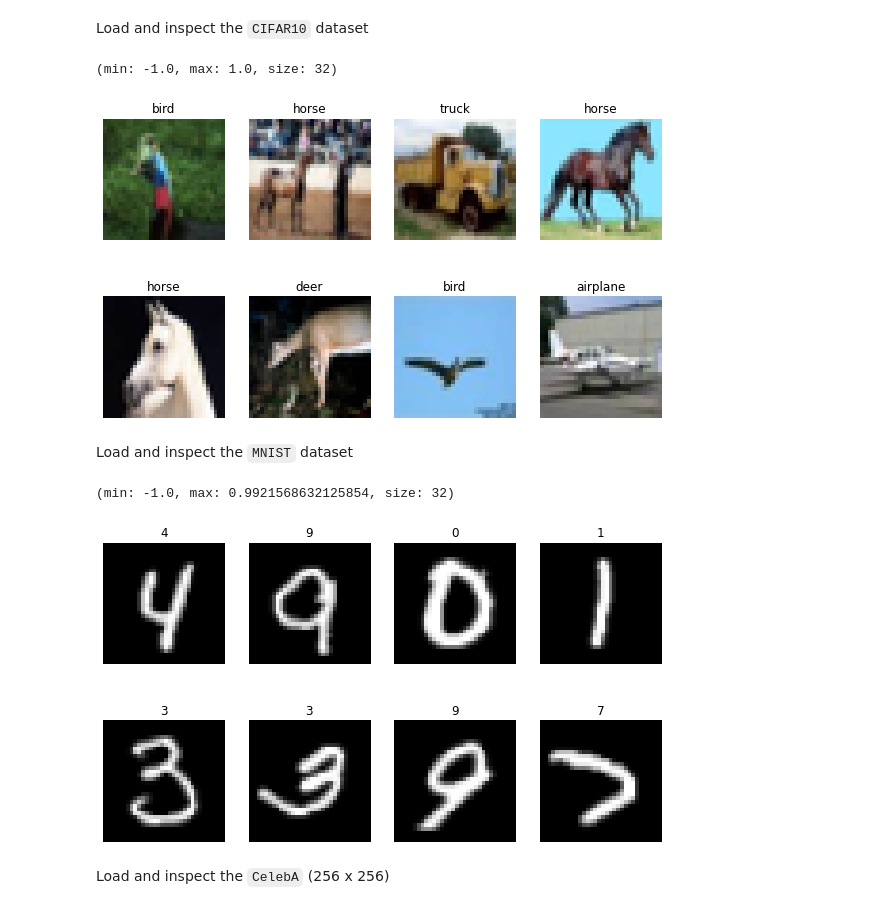
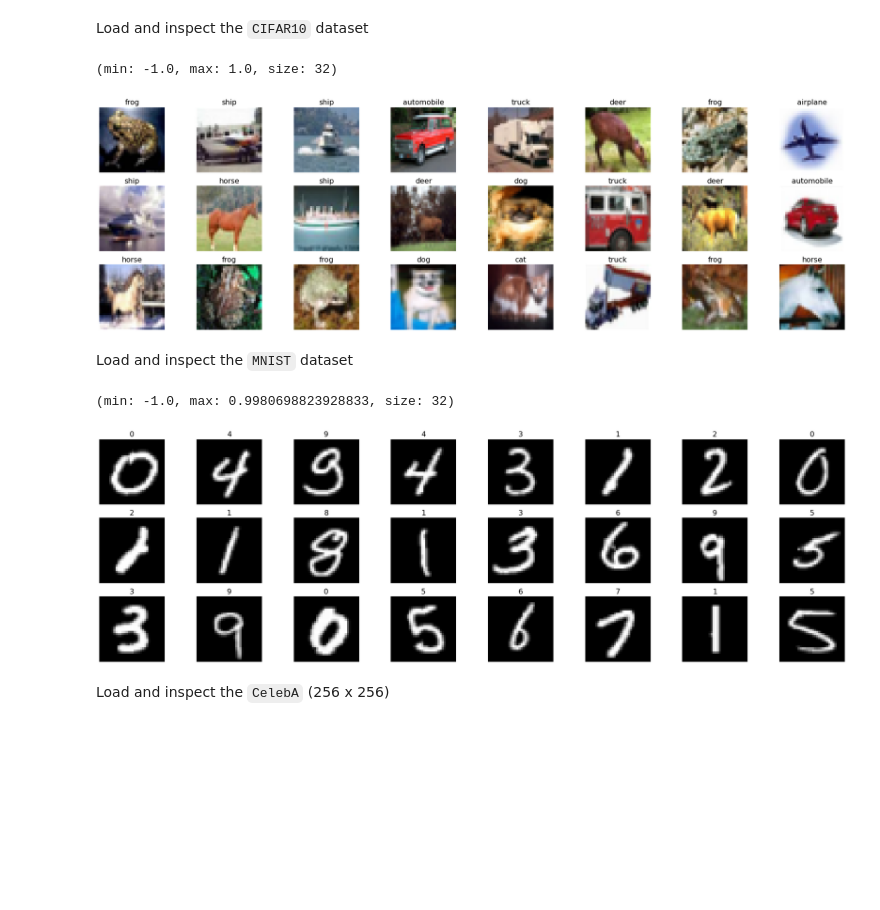
Before and after one commit to simonamtoft/downsampled-diffusion, a Jupyter notebook: notebooks/Explore Datasets.ipynb, the cells around one changed output. Cells and saved outputs as stored; diff of their text form; code cells hidden in the pictures; blank space fills up the shorter version.

Commit message:
update saving of result images

```diff
--- a/notebooks/Explore Datasets.ipynb
+++ b/notebooks/Explore Datasets.ipynb
@@ -29,3 +21,11 @@ device = 'cuda' if torch.cuda.is_available() else 'cpu'
+# %%
+# Initialize config dict
+config = {
+    'batch_size': 24,
+    'image_size': 32,
+    'model': 'ddpm'
+}
+device = 'cuda' if torch.cuda.is_available() else 'cpu'
 # %% [markdown]
 Download the datasets used in this project
 # %%
@@ -44,7 +33,7 @@ Finished downloading CIFAR10, CIFAR100, Omniglot & MNIST...
 # %% [markdown]
 Define a function to display a batch of images.
 # %%
-def display_image_batch(loader, label_map=None):
+def display_image_batch(loader, label_map=None, image_name=None):
     # Get a batch of images
     image_batch, y_batch = next(iter(loader))
 
@@ -61,27 +50,31 @@ def display_image_batch(loader, label_map=None):
         labels = y_batch.numpy()
 
     # Display the images in the batch
-    f, ax = plt.subplots(2, 4, figsize=(10, 6))
-    for i in range(image_batch.shape[0]):
-        i_, j_ = int(i/4), i%4
+    n = image_batch.shape[0]
+    n_rows = 3
+    n_cols = int(n/n_rows)
+    f, ax = plt.subplots(n_rows, n_cols, figsize=(30, 9))
+    for i in range(n):
+        i_, j_ = int(i/n_cols), i%n_cols
         ax[i_, j_].imshow(np.moveaxis(image_batch[i].numpy(), 0, -1), cmap='gray')
         ax[i_, j_].axis('off')
-        ax[i_, j_].set_title(labels[i])
+        ax[i_, j_].set_title(labels[i], fontsize=16)
+    if image_name:
+        plt.savefig(f'../results/images/{image_name}.png', bbox_inches='tight')
     plt.show()
 # %% [markdown]
 Load and inspect the `CIFAR10` dataset
 # %%
 # Adapt config to cifar10
 config['dataset'] = 'cifar10'
 
 # Get DataLoader and label map
 loader, _ = get_dataloader(config, device=device, data_root=DATA_ROOT)
 label_map = get_label_map(config['dataset'])
-
-display_image_batch(loader, label_map)
+display_image_batch(loader, label_map, config['dataset'])
 # %% [output]
 (min: -1.0, max: 1.0, size: 32)
-[figure, old version]
+[figure, new version]
 # %% [markdown]
 Load and inspect the `MNIST` dataset
 # %%
@@ -90,10 +83,10 @@ config['dataset'] = 'mnist'
 
 # Get DataLoader and visualize batch
 loader, _ = get_dataloader(config, device=device, data_root=DATA_ROOT)
-display_image_batch(loader, None)
+display_image_batch(loader, None, config['dataset'])
 # %% [output]
-(min: -1.0, max: 0.9921568632125854, size: 32)
+(min: -1.0, max: 0.9980698823928833, size: 32)
-[figure, old version]
+[figure, new version]
 # %% [markdown]
 Load and inspect the `CelebA` (256 x 256)
 # %%
```
Also changed, not shown: parts of 4 cells of this notebook, 2 other files.
